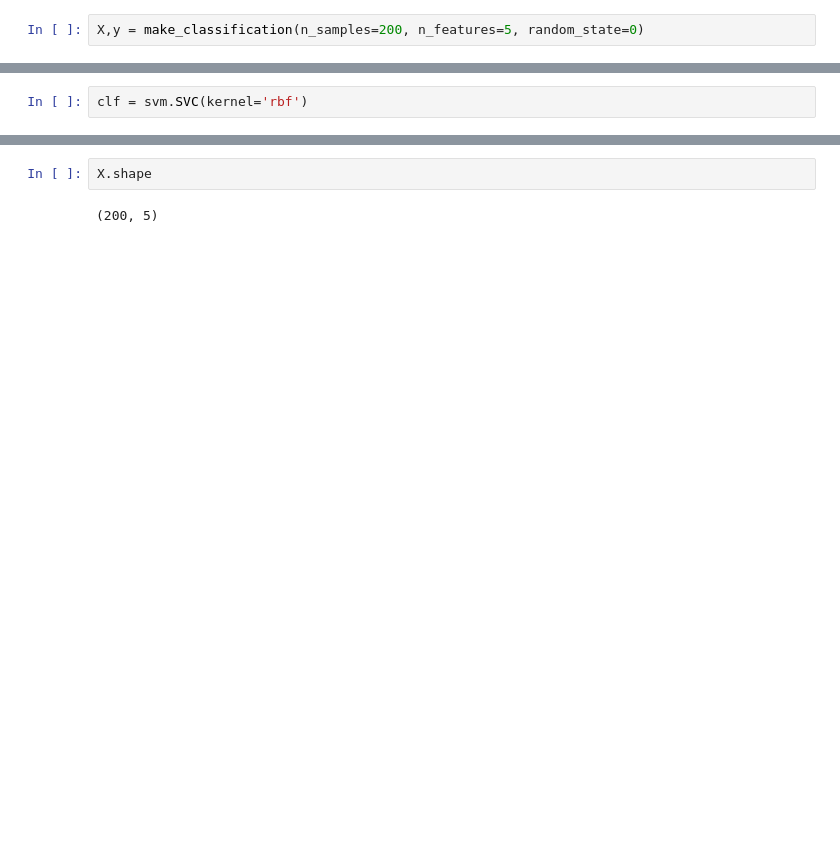
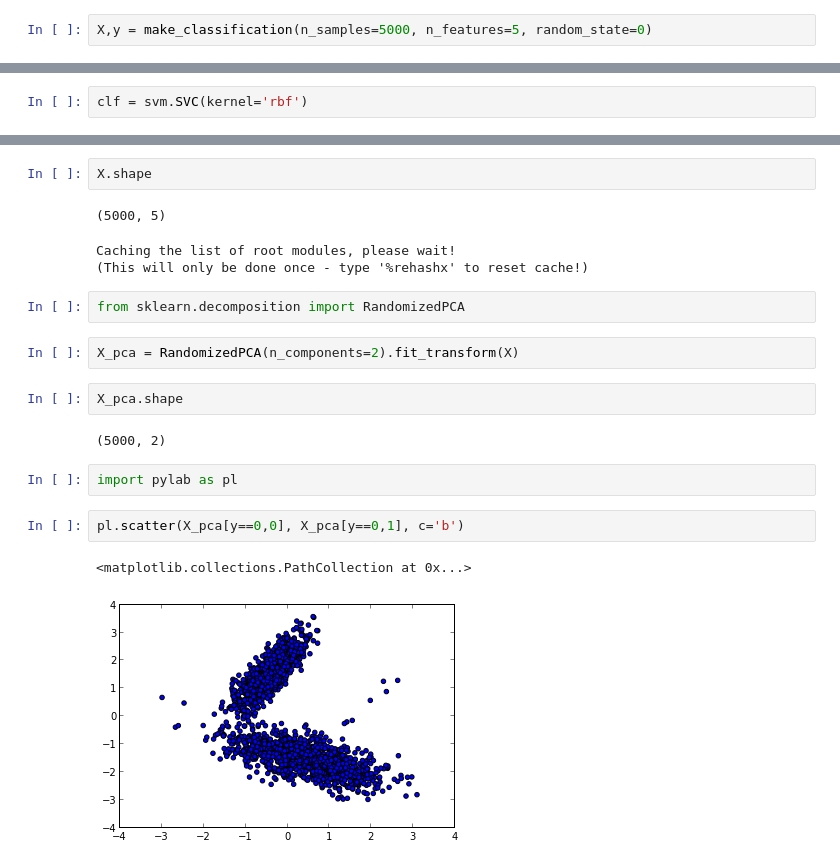
Before and after one commit to ageek/pynotebooks, a Jupyter notebook: matplot-basics.ipynb, the cells around one changed output, grey strips where cells are left out. Cells and saved outputs as stored; diff of their text form; blank space fills up the shorter version.

Commit message:
Iris classification scatter plots

```diff
--- a/matplot-basics.ipynb
+++ b/matplot-basics.ipynb
@@ -208,7 +208,7 @@ from sklearn.cross_validation import cross_val_score
 # %%
 from sklearn import svm, metrics
 # %%
-X,y = make_classification(n_samples=200, n_features=5, random_state=0)
+X,y = make_classification(n_samples=5000, n_features=5, random_state=0)
 # %%
 X.shape, y.shape
 # %% [output]
@@ -247,4 +234,21 @@ array([ 0.8 ,  0.75,  0.8 ,  0.65,  0.85,  0.75,  0.75,  0.8 ,  1.  ,  0.85])
 # %%
 X.shape
 # %% [output]
-(200, 5)
+(5000, 5)
+Caching the list of root modules, please wait!
+(This will only be done once - type '%rehashx' to reset cache!)
+# %%
+from sklearn.decomposition import RandomizedPCA
+# %%
+X_pca = RandomizedPCA(n_components=2).fit_transform(X)
+# %%
+X_pca.shape
+# %% [output]
+(5000, 2)
+# %%
+import pylab as pl
+# %%
+pl.scatter(X_pca[y==0,0], X_pca[y==0,1], c='b')
+# %% [output]
+<matplotlib.collections.PathCollection at 0x...>
+[figure, added]
```
Also changed, not shown: parts of 41 cells of this notebook.
